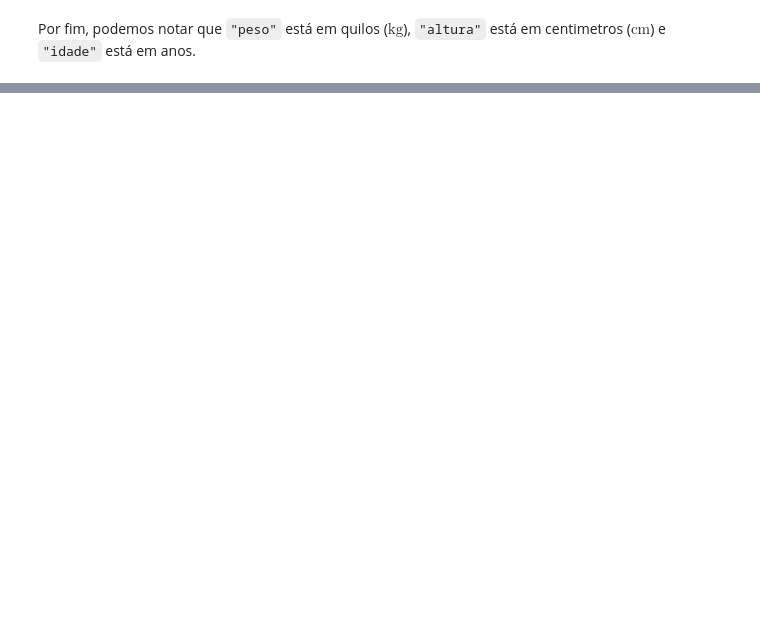
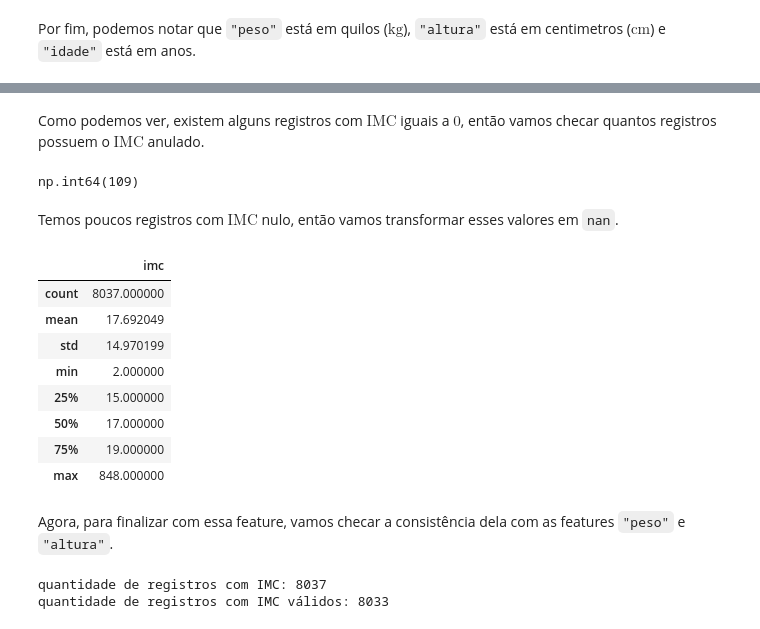
Before and after one commit to gauloish/condicao-cardiaca, a Jupyter notebook: notebooks/processamento_inicial.ipynb, the cells around one changed output, grey strips where cells are left out. Cells and saved outputs as stored; diff of their text form; code cells hidden in the pictures; blank space fills up the shorter version.

```diff
--- a/notebooks/processamento_inicial.ipynb
+++ b/notebooks/processamento_inicial.ipynb
@@ -287,0 +312,8 @@ Por fim, podemos notar que `"peso"` está em quilos ($\text{kg}$), `"altura"` es
+# %% [markdown]
+Como podemos ver, existem alguns registros com $\text{IMC}$ iguais a $0$, então vamos checar quantos registros possuem o $\text{IMC}$ anulado.
+# %%
+(df["imc"] <= 1e-6).sum()
+# %% [output]
+np.int64(109)
+# %% [markdown]
+Temos poucos registros com $\text{IMC}$ nulo, então vamos transformar esses valores em `nan`.
@@ -287,0 +322,23 @@ Por fim, podemos notar que `"peso"` está em quilos ($\text{kg}$), `"altura"` es
+# %%
+df[["imc"]].describe()
+# %% [output]
+|  | imc |
+| count | 8037.000000 |
+| mean | 17.692049 |
+| std | 14.970199 |
+| min | 2.000000 |
+| 25% | 15.000000 |
+| 50% | 17.000000 |
+| 75% | 19.000000 |
+| max | 848.000000 |
+# %% [markdown]
+Agora, para finalizar com essa feature, vamos checar a consistência dela com as features `"peso"` e `"altura"`.
+# %%
+imc = df["peso"] / (df["altura"] / 100.0)**2
+diff = imc - df["imc"]
+
+print(f"quantidade de registros com IMC: {df["imc"].notna().sum()}")
+print(f"quantidade de registros com IMC válidos: {(diff.abs() <= 1.0).sum()}")
+# %% [output]
+quantidade de registros com IMC: 8037
+quantidade de registros com IMC válidos: 8033
```
Also changed, not shown: parts of 21 cells of this notebook.
